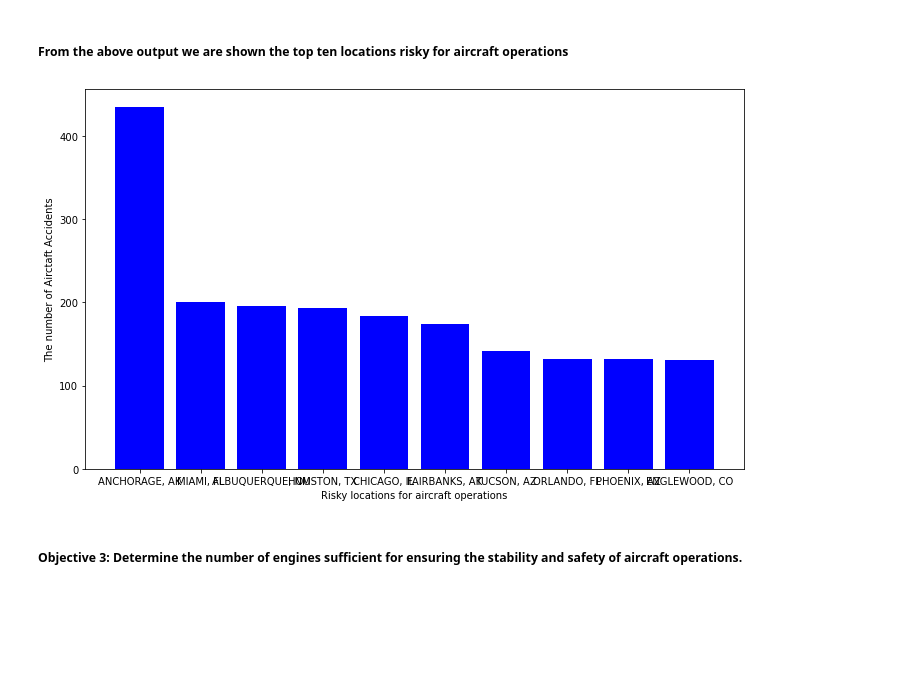
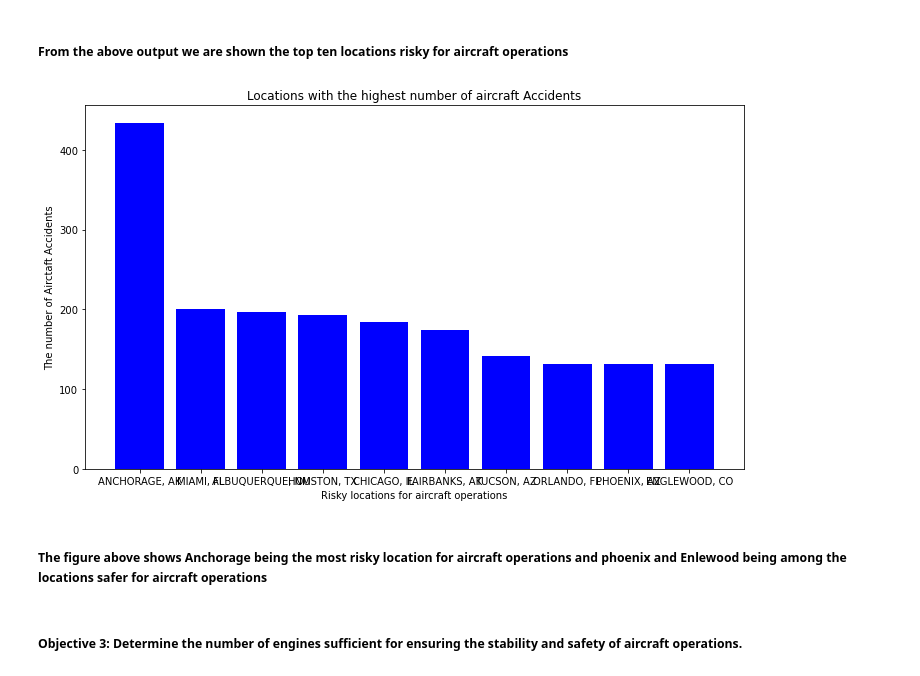
Before and after one commit to Lyster-01/phase1-project, a Jupyter notebook: index.ipynb, the cells around one changed output. Drawn from its saved outputs; the diff is of its cells as text; code cells hidden in the pictures; blank space fills up the shorter version.

```diff
--- a/index.ipynb
+++ b/index.ipynb
@@ -465,18 +486,21 @@ dtype: int64
 # %%
 fig, ax = plt.subplots(figsize = (10, 6))
 x = Accidents_location.index
 heights = Accidents_location.values
 
 bar_title ='Locations with the highest number of aircraft Accidents'
 bar_count_label = 'The number of Airctaft Accidents'
 bar_series_label = 'Risky locations for aircraft operations'
 
 ax.bar(x, heights,color = 'b')
 ax.set_xlabel(bar_series_label)
-ax.set_ylabel(bar_count_label,)
+ax.set_ylabel(bar_count_label)
+ax.set_title(bar_title)
 plt.tight_layout()
 plt.show()
 # %% [output]
-[figure, old version]
+[figure, new version]
+# %% [markdown]
+##### The figure above shows Anchorage being the most risky location for aircraft operations and phoenix and Enlewood being among the locations safer for aircraft operations
 # %% [markdown]
 ##### Objective 3: Determine the number of engines sufficient for ensuring the stability and safety of aircraft operations.
```
Also changed, not shown: parts of 28 cells of this notebook, 6 other files.
